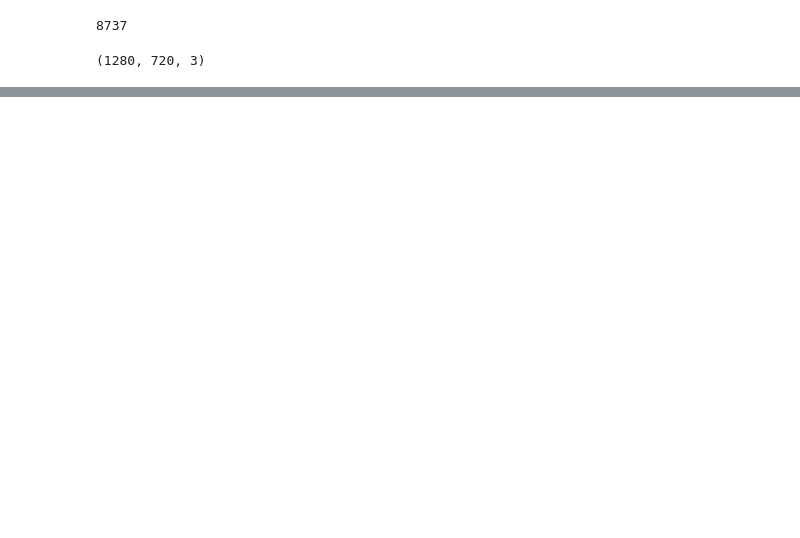
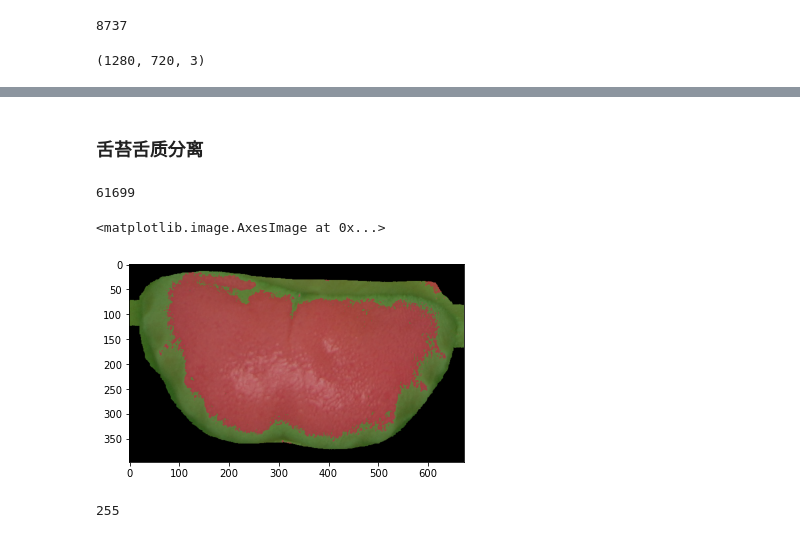
Before and after one commit to FlameSky-S/TCM-Backend, a Jupyter notebook: test.ipynb, the cells around one changed output, grey strips where cells are left out. Cells and saved outputs as stored; diff of their text form; code cells hidden in the pictures; blank space fills up the shorter version.

```diff
--- a/test.ipynb
+++ b/test.ipynb
@@ -49,0 +196,37 @@ tensor([[[0.5961, 0.5922, 0.5843,  ..., 0.3647, 0.3686, 0.3647],
+# %% [markdown]
+### 舌苔舌质分离
+# %%
+from features.tongueTop import tongueColor
+import numpy as np
+from PIL import Image
+
+model = tongueColor()
+# img = Image.open("test_data/tongueTop_21007.jpg")
+# img = np.asarray(img)
+img = res
+# h,w,c = img.shape
+# vec = np.reshape(img,(h*w,3))
+out = model.cluster(img)
+# %%
+(out[1] > 0).sum()
+# %% [output]
+61699
+# %%
+import imgviz
+from matplotlib.pyplot import imshow
+
+# res =  np.concatenate((np.expand_dims(out[0], 0), np.expand_dims(out[1], 0)), axis=0).astype('uint8')
+out0 = np.true_divide(out[0], 255)
+out1 = np.true_divide(out[1], 255) * 2
+out0 = out0.astype('uint8')
+out1 = out1.astype('uint8')
+out_f = out0 + out1
+out_img = imgviz.label2rgb(label=out_f, img=np.asarray(img))
+imshow(np.asarray(out_img))
+# %% [output]
+<matplotlib.image.AxesImage at 0x...>
+[figure, added]
+# %%
+out_f.max()
+# %% [output]
+255
```
Also changed, not shown: parts of 24 cells of this notebook, 29 other files.
